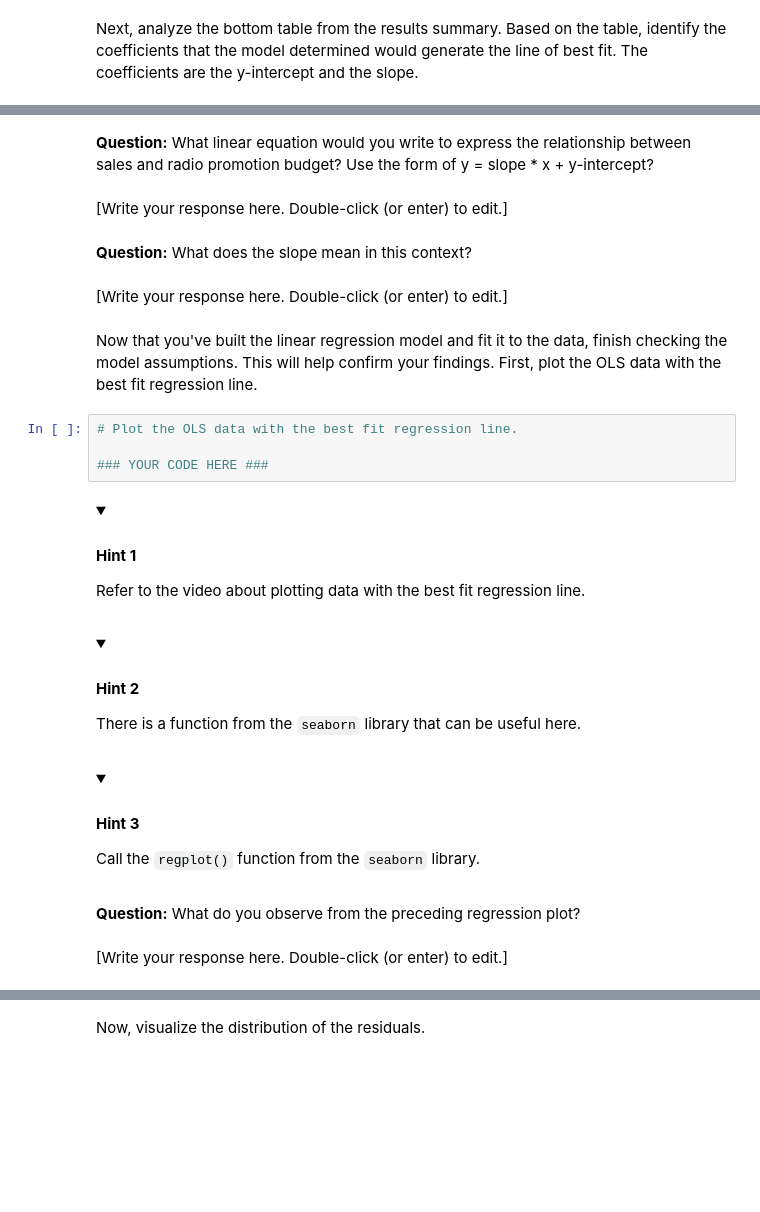
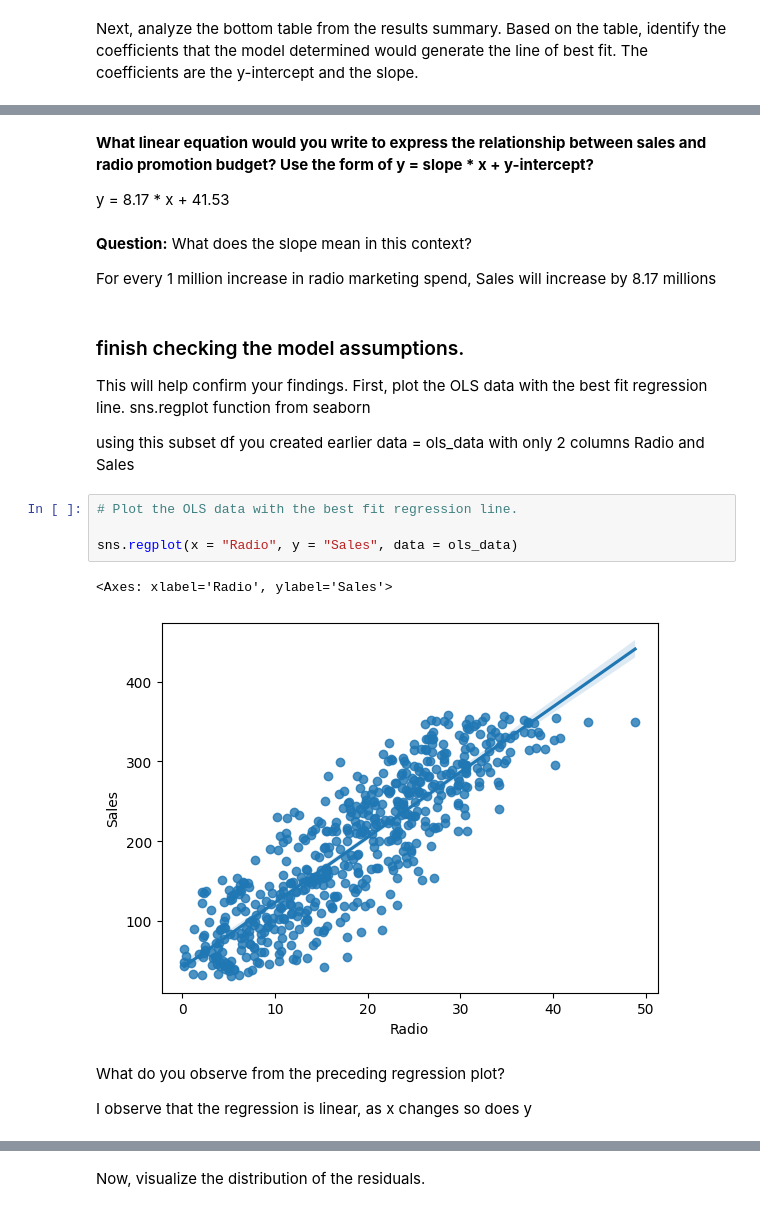
Before and after one commit to dyyland23-glitch/Marketing-sales-data, a Jupyter notebook: marketing_Run simple linear regression (2).ipynb, the cells around one changed output, grey strips where cells are left out. Saved outputs shown, nothing was run; the diff lists cells and outputs as text; folded sections open; blank space fills up the shorter version.

```diff
--- a/marketing_Run simple linear regression (2).ipynb
+++ b/marketing_Run simple linear regression (2).ipynb
@@ -395,41 +325,33 @@ Next, analyze the bottom table from the results summary. Based on the table, ide
 # %% [markdown]
-**Question:** What linear equation would you write to express the relationship between sales and radio promotion budget? Use the form of y = slope * x + y-intercept?
+**What linear equation would you write to express the relationship between sales and radio promotion budget? Use the form of y = slope * x + y-intercept?**
+
+y = 8.17 * x + 41.53
-# %% [markdown]
-[Write your response here. Double-click (or enter) to edit.]
 # %% [markdown]
 **Question:** What does the slope mean in this context?
+
+For every 1 million increase in radio marketing spend, Sales will increase by 8.17 millions
-# %% [markdown]
-[Write your response here. Double-click (or enter) to edit.]
 # %% [markdown]
-Now that you've built the linear regression model and fit it to the data, finish checking the model assumptions. This will help confirm your findings. First, plot the OLS data with the best fit regression line.
+
+
+
+### finish checking the model assumptions.
+
+This will help confirm your findings.
+First, plot the OLS data with the best fit regression line.
+ sns.regplot function from seaborn
+
+
+ using this subset df you created earlier data = ols_data  with only 2 columns Radio and Sales
 # %%
 # Plot the OLS data with the best fit regression line.
 
-### YOUR CODE HERE ###
+sns.regplot(x = "Radio", y = "Sales", data = ols_data)
+# %% [output]
+<Axes: xlabel='Radio', ylabel='Sales'>
+[figure, added]
-# %% [markdown]
-<details>
-<summary><h4><strong>Hint 1</strong></h4></summary>
-
-Refer to the video about plotting data with the best fit regression line.
-
-</details>
-# %% [markdown]
-<details>
-<summary><h4><strong>Hint 2</strong></h4></summary>
-
-  There is a function from the `seaborn` library that can be useful here.
-
-</details>
-# %% [markdown]
-<details>
-<summary><h4><strong>Hint 3</strong></h4></summary>
-
-Call the `regplot()` function from the `seaborn` library.
-
-</details>
 # %% [markdown]
-**Question:** What do you observe from the preceding regression plot?
+ What do you observe from the preceding regression plot?
+
+ I observe that the regression is linear, as x changes so does y
-# %% [markdown]
-[Write your response here. Double-click (or enter) to edit.]
 # %% [markdown]
 Now, check the normality assumption. Get the residuals from the model.
```
Also changed, not shown: parts of 37 cells of this notebook.
